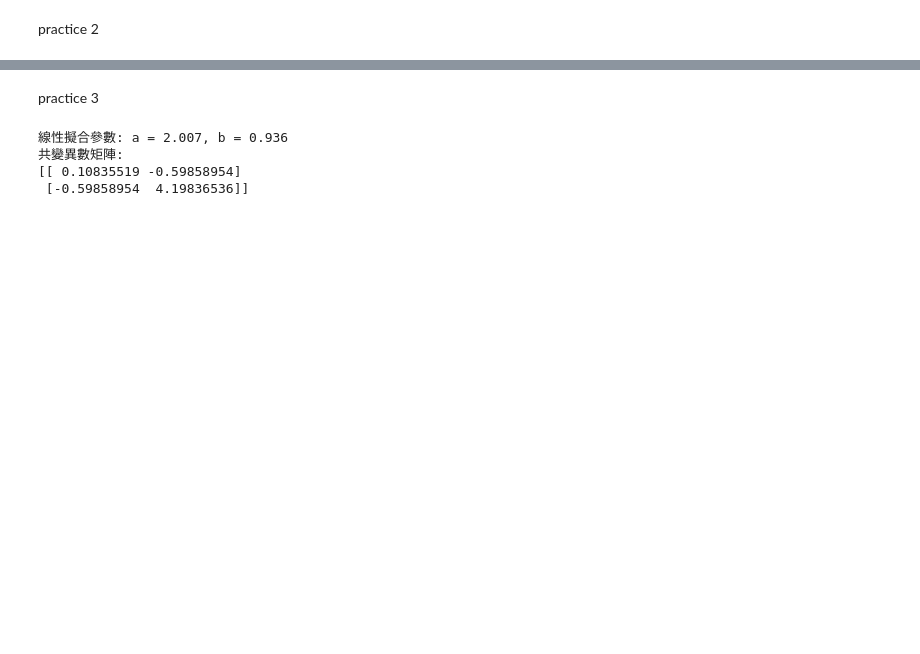
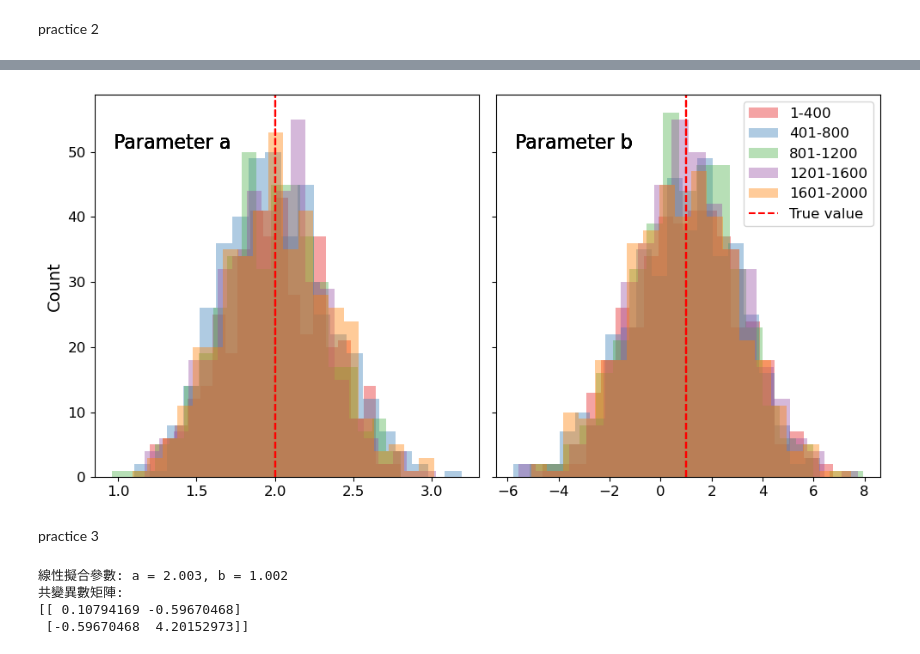
Before and after one commit to hyp0515/exp_phy_ii, a Jupyter notebook: may6/practice_1.ipynb, the cells around one changed output, grey strips where cells are left out. Saved outputs shown, nothing was run; the diff lists cells and outputs as text; code cells hidden in the pictures; blank space fills up the shorter version.

```diff
--- a/may6/practice_1.ipynb
+++ b/may6/practice_1.ipynb
@@ -136,3 +129,41 @@ plt.show()
+# %%
+#畫出每一區的a和b直方圖
+fig, axs = plt.subplots(1, 2, figsize=(10, 5), sharey=True)
+plt.subplots_adjust(left=0.05, right=0.95, top=0.9, bottom=0.1, hspace=0, wspace=0)
+
+legends = ['1-400', '401-800', '801-1200', '1201-1600', '1601-2000']
+
+colors = ['#e41a1c',  # Red
+            '#377eb8',  # Blue
+            '#4daf4a',  # Green
+            '#984ea3',  # Purple
+            '#ff7f00']  # Orange
+
+for i in range(5):
+    axs[0].hist(a_groups[i], bins=20, alpha=0.4, color=colors[i], label=legends[i])
+    axs[0].text(0.05, 0.9, "Parameter a", transform=axs[0].transAxes, fontsize=16, verticalalignment='top', horizontalalignment='left')
+    axs[0].axvline(true_a, color='r', linestyle='--', label='__no_legend__')
+    # axs[0].set_title(f'Group {i+1} (a)')
+    # axs[0].set_xlabel('a', fontsize=14)
+    axs[0].set_ylabel('Count', fontsize=14)
+    axs[0].tick_params(labelsize=12)
+
+
+    axs[1].hist(b_groups[i], bins=20, alpha=0.4, color=colors[i], label=legends[i])
+    axs[1].text(0.05, 0.9, "Parameter b", transform=axs[1].transAxes, fontsize=16, verticalalignment='top', horizontalalignment='left')
+    axs[1].axvline(true_b, color='r', linestyle='--', label='True value' if i == 4 else '__no_legend__')
+    axs[1].tick_params(labelsize=12)
+    # axs[1].set_title(f'Group {i+1} (b)')
+    # axs[1].set_xlabel('b', fontsize=14)
+    # axs[1].set_ylabel('Count')
+
+
+plt.tight_layout()
+plt.legend(loc='upper right', fontsize=12)
+plt.savefig("output2_1_combine.pdf", transparent=True)
+plt.show()
+# %% [output]
+[figure, added]
 # %% [markdown]
 practice 3
 # %%
@@ -153,16 +179,0 @@ def linear_model(x, a, b):
-# %%
-params, cov_matrix = curve_fit(linear_model, x, y_mean, sigma=y_std, absolute_sigma=True)
-a_fit, b_fit = params
-
-print(f"線性擬合參數: a = {a_fit:.3f}, b = {b_fit:.3f}")
-print("共變異數矩陣:")
-print(cov_matrix)
-#[0, 0] represents the variance of a (slope)
-#[1, 1] represents the variance of b (intercept)
-#[0, 1] or [1, 0] represents the covariance between a and b, indicating how changes in a relate to changes in b.
-#This indicates that when slope a increases, intercept b tends to decrease — a typical compensation relationship between linear parameters.
-# %% [output]
-線性擬合參數: a = 2.007, b = 0.936
-共變異數矩陣:
-[[ 0.10835519 -0.59858954]
- [-0.59858954  4.19836536]]
@@ -169,3 +187,17 @@ print(cov_matrix)
+# %%
+
+print(f"線性擬合參數: a = {a_fit:.3f}, b = {b_fit:.3f}")
+print("共變異數矩陣:")
+print(cov_matrix)
+#[0, 0] represents the variance of a (slope)
+#[1, 1] represents the variance of b (intercept)
+#[0, 1] or [1, 0] represents the covariance between a and b, indicating how changes in a relate to changes in b.
+#This indicates that when slope a increases, intercept b tends to decrease — a typical compensation relationship between linear parameters.
+# %% [output]
+線性擬合參數: a = 2.003, b = 1.002
+共變異數矩陣:
+[[ 0.10794169 -0.59670468]
+ [-0.59670468  4.20152973]]
 # %%
 #繪製a與b的直方圖與2D直方圖
 plt.figure(figsize=(12, 4))
```
Also changed, not shown: parts of 18 cells of this notebook, 7 other files.
